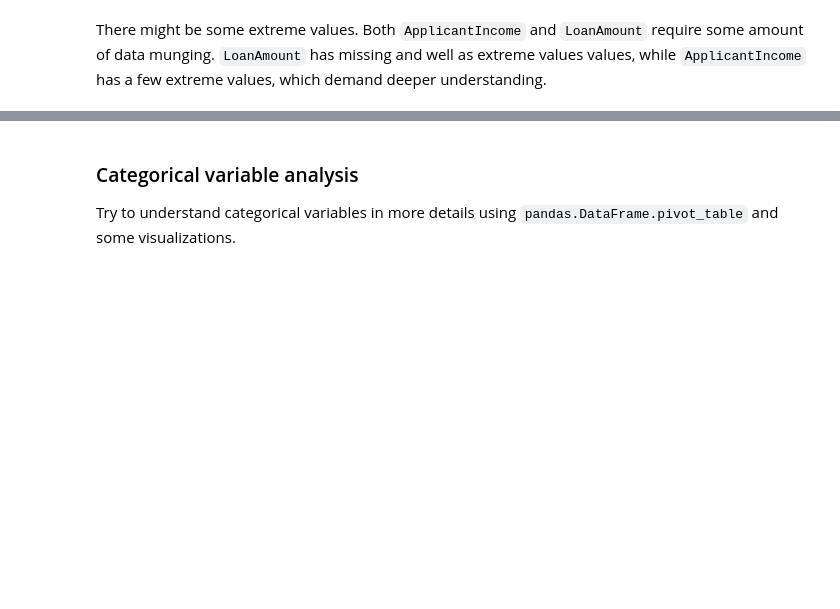
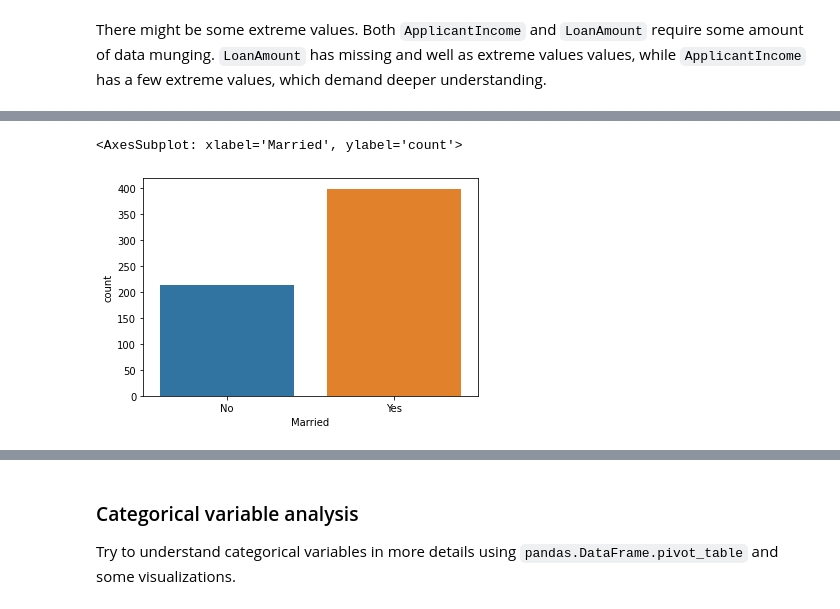
Before and after one commit to Terrele/deployment-project, a Jupyter notebook: notebooks/instructions.ipynb, the cells around one changed output, grey strips where cells are left out. Cells and saved outputs as stored; diff of their text form; code cells hidden in the pictures; blank space fills up the shorter version.

```diff
--- a/notebooks/instructions.ipynb
+++ b/notebooks/instructions.ipynb
@@ -285,0 +298,5 @@ There might be some extreme values. Both `ApplicantIncome` and `LoanAmount` requ
+# %%
+sns.countplot(x=df["Married"])
+# %% [output]
+<AxesSubplot: xlabel='Married', ylabel='count'>
+[figure, added]
```
Also changed, not shown: parts of 11 cells of this notebook, 1 other file.
